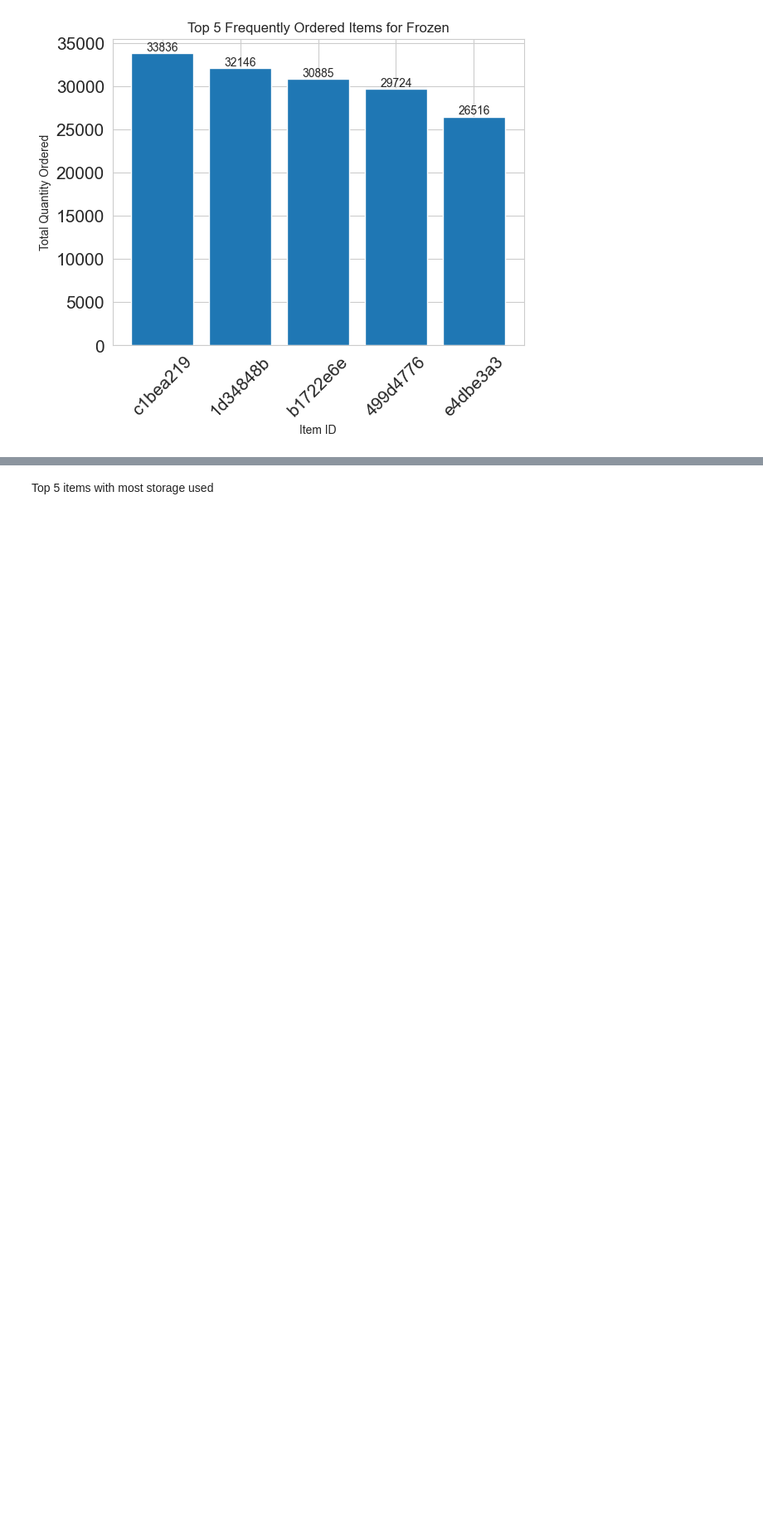
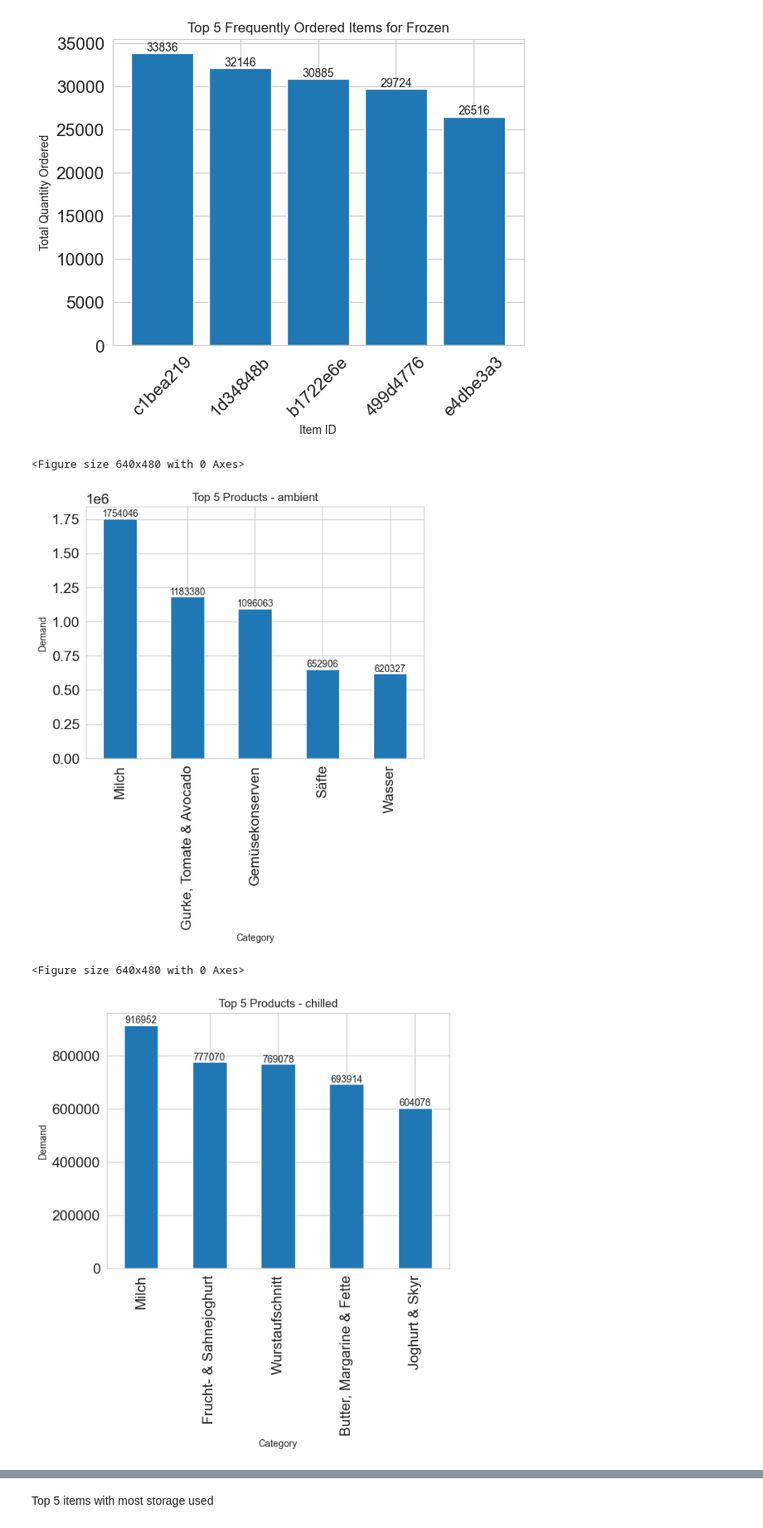
Before and after one commit to aravindakumaranv/PicnicTech, a Jupyter notebook: data_analysis.ipynb, the cells around one changed output, grey strips where cells are left out. Shown at 83% size. Cells and saved outputs as stored; diff of their text form; code cells hidden in the pictures; blank space fills up the shorter version.

```diff
--- a/data_analysis.ipynb
+++ b/data_analysis.ipynb
@@ -491,3 +491,33 @@ plt.xticks(rotation=45)
 plt.show()
 # %% [output]
 [figure]
+# %%
+merged_table = pd.merge(article_data, forecast_data, on='ARTICLE_ID')
+# %%
+grouped_data = merged_table.groupby(['TEMPERATURE_ZONE', 'CATEGORY_LEVEL_2']).agg({'PICKING_QUANTITY_CU': 'sum'})
+# %%
+sorted_data = grouped_data.sort_values(['TEMPERATURE_ZONE', 'PICKING_QUANTITY_CU'], ascending=[True, False])
+# %%
+# Iterate over the temperature zones
+temperature_zones = sorted_data.index.get_level_values('TEMPERATURE_ZONE').unique()
+for zone in temperature_zones:
+    # Get the top 5 products for the current temperature zone
+    top_5_products = sorted_data.loc[zone].nlargest(5, 'PICKING_QUANTITY_CU')
+
+    # Plot the graph
+    plt.figure()
+    ax = top_5_products.plot(kind='bar', legend=False)
+    plt.xlabel('Category')
+    plt.ylabel('Demand')
+    plt.title(f'Top 5 Products - {zone}')
+
+    # Add data labels to the bar plot
+    for i, v in enumerate(top_5_products['PICKING_QUANTITY_CU']):
+        ax.text(i, v, str(v), ha='center', va='bottom')
+
+    plt.show()
+# %% [output]
+<Figure size 640x480 with 0 Axes>
+[figure, added]
+<Figure size 640x480 with 0 Axes>
+[figure, added]
```
Also changed, not shown: parts of 8 cells of this notebook.
